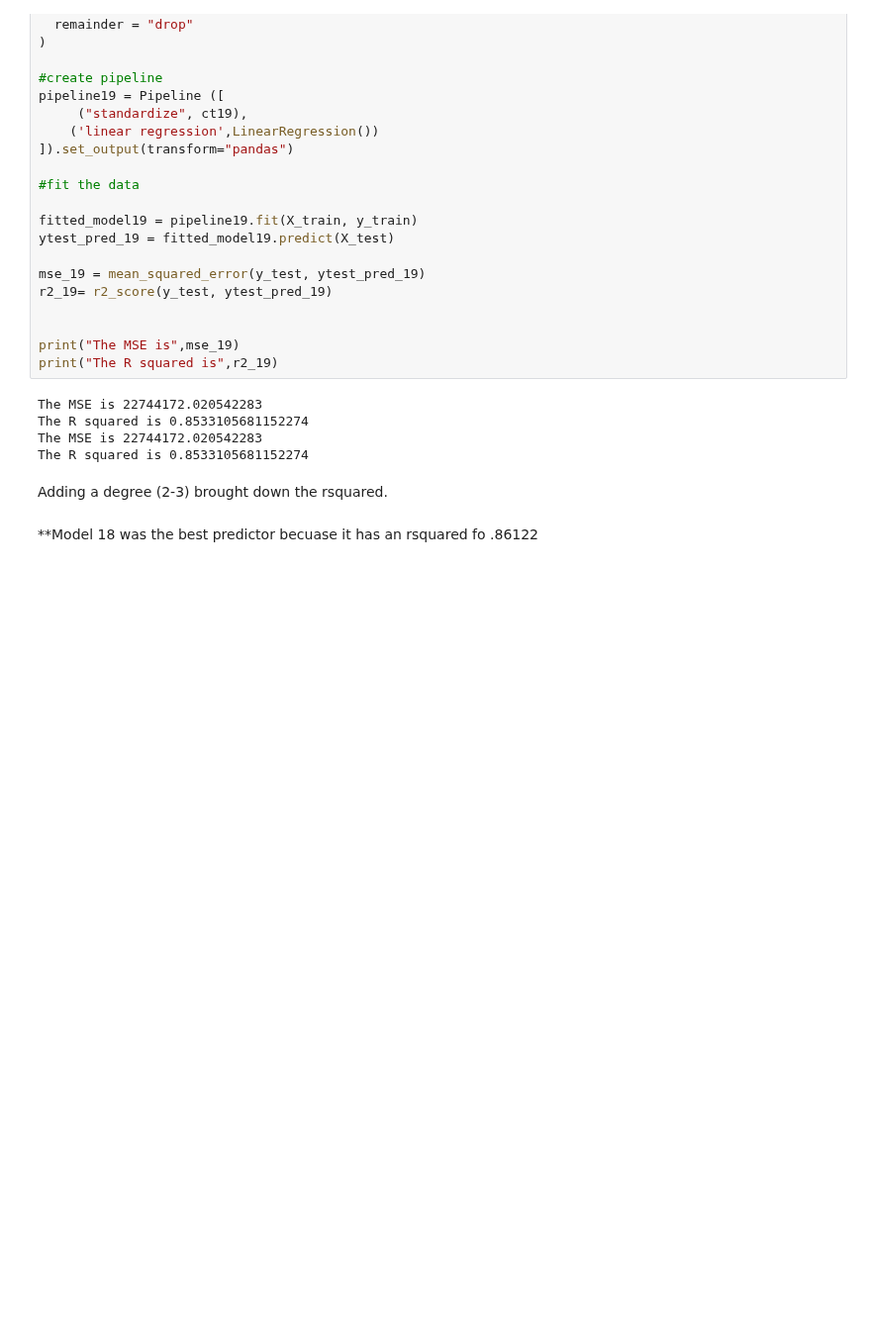
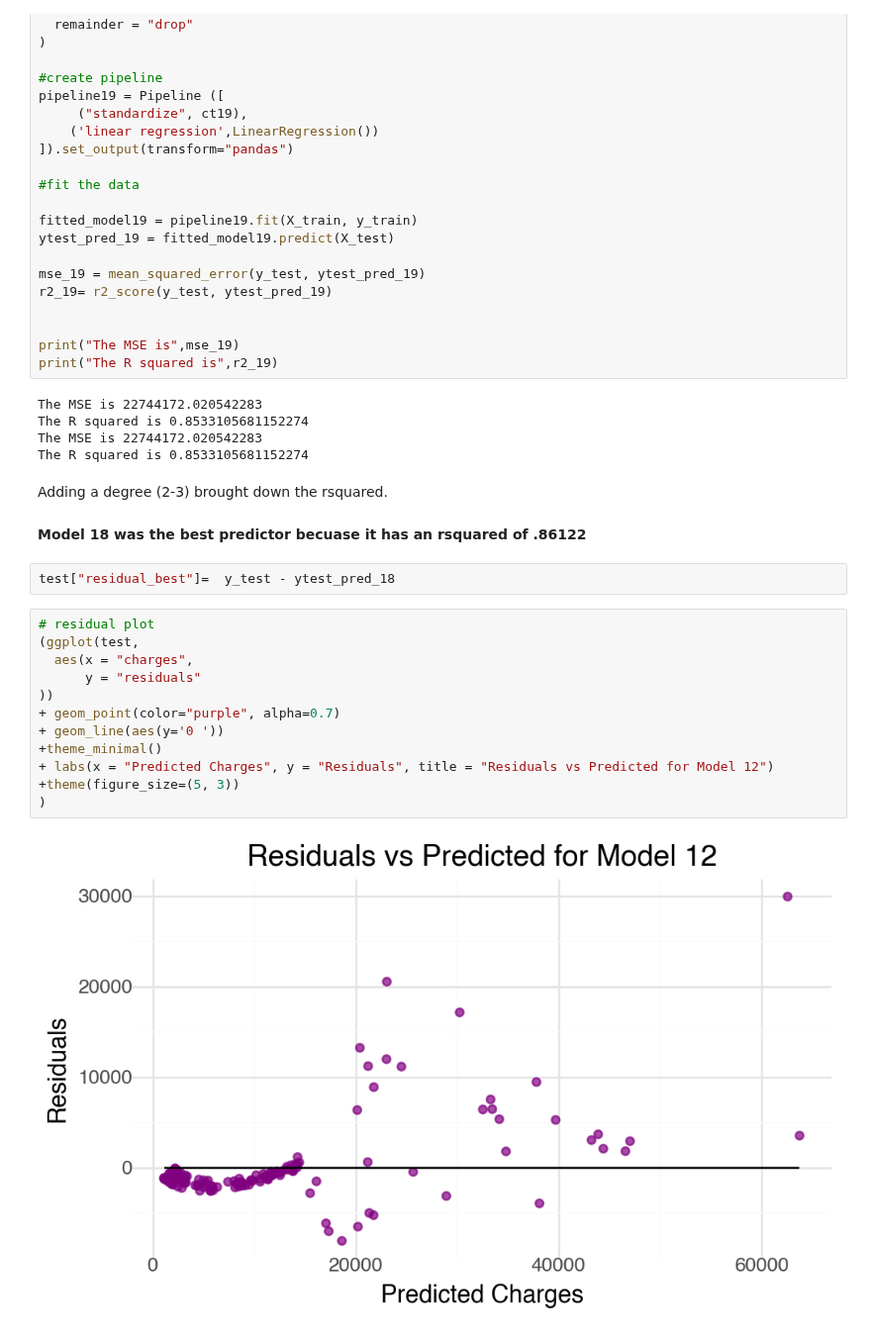
Before and after one commit to alexandragrover/GSB-544, a Jupyter notebook: Labs/Lab5/Lab5.ipynb, the cells around one changed output. Shown at 99% size. Cells and saved outputs as stored; diff of their text form; blank space fills up the shorter version.

```diff
--- a/Labs/Lab5/Lab5.ipynb
+++ b/Labs/Lab5/Lab5.ipynb
@@ -909,4 +961,20 @@ The R squared is 0.8533105681152274
 # %% [markdown]
 Adding a degree (2-3) brought down the rsquared.
 # %% [markdown]
-**Model 18 was the best predictor becuase it has an rsquared fo .86122
+**Model 18 was the best predictor becuase it has an rsquared of .86122**
+# %%
+test["residual_best"]=  y_test - ytest_pred_18
+# %%
+# residual plot
+(ggplot(test,
+  aes(x = "charges",
+      y = "residuals"
+))
++ geom_point(color="purple", alpha=0.7)
++ geom_line(aes(y='0 '))
++theme_minimal()
++ labs(x = "Predicted Charges", y = "Residuals", title = "Residuals vs Predicted for Model 12")
++theme(figure_size=(5, 3))
+)
+# %% [output]
+[figure, added]
```
Also changed, not shown: parts of 47 cells of this notebook, 1 other file.
